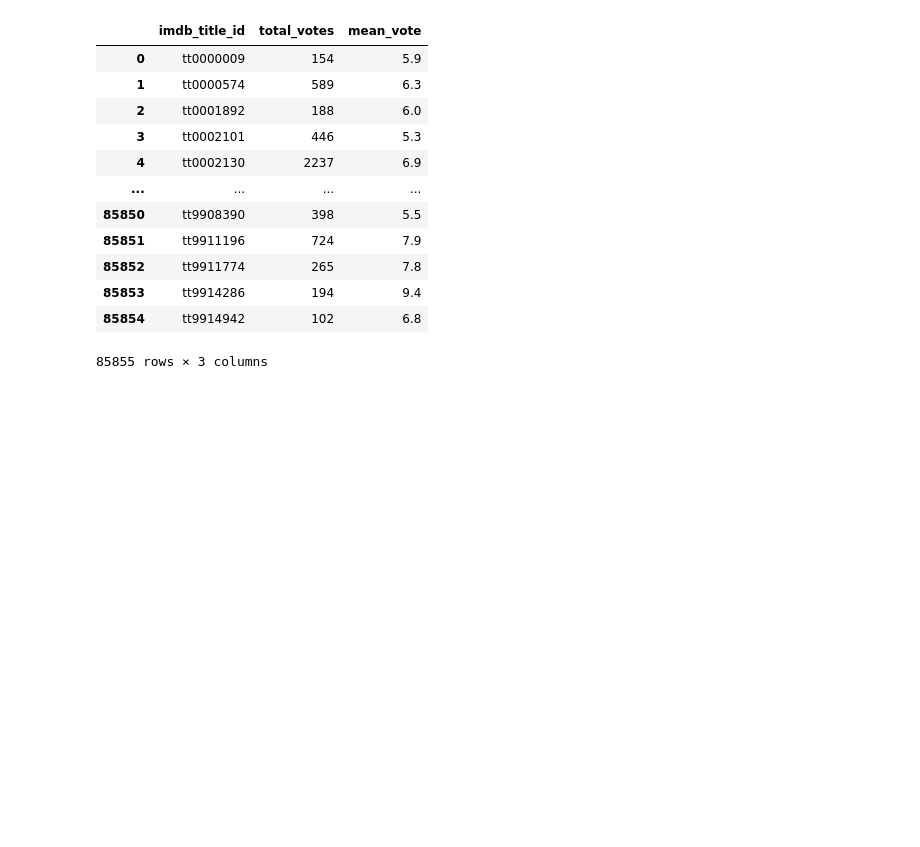
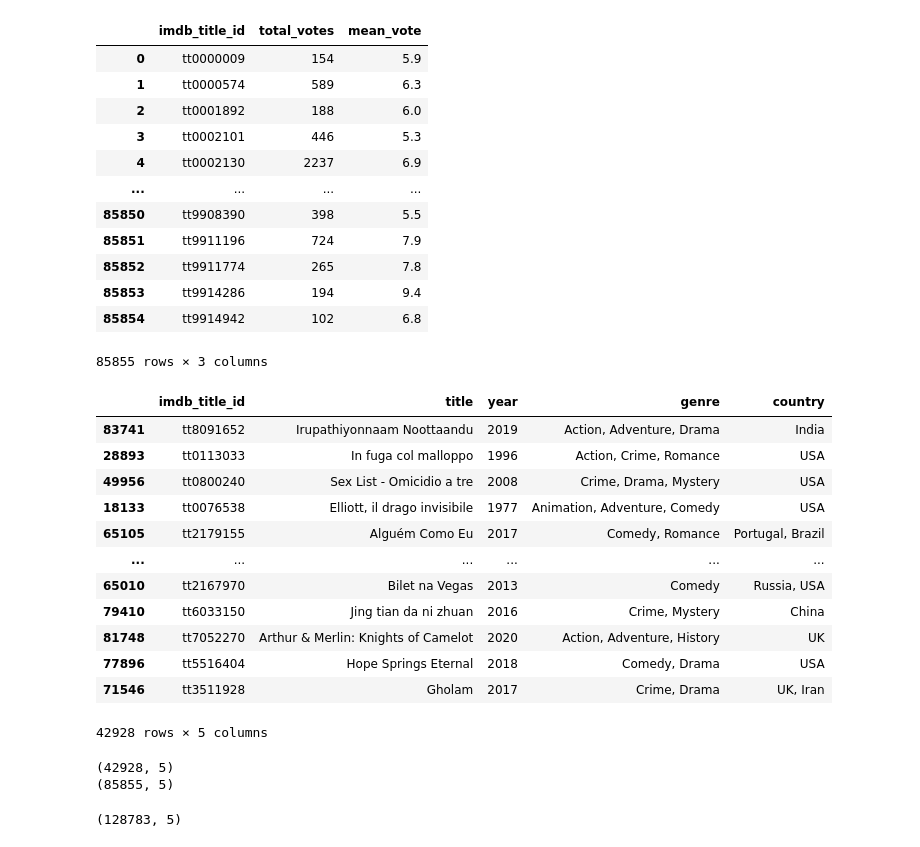
Before and after one commit to Stan-is-the-man/Data_science_bootcamp_2023, a Jupyter notebook: merge_and_concatenate_data_frames.ipynb, the cells around one changed output. Cells and saved outputs as stored; diff of their text form; code cells hidden in the pictures; blank space fills up the shorter version.

```diff
--- a/merge_and_concatenate_data_frames.ipynb
+++ b/merge_and_concatenate_data_frames.ipynb
@@ -79,3 +79,31 @@ df_ratings
 | 85853 | tt9914286 | 194 | 9.4 |
 | 85854 | tt9914942 | 102 | 6.8 |
 85855 rows × 3 columns
+# %%
+df_sample = df_movies.sample(frac=0.5)
+df_sample
+# %% [output]
+|  | imdb_title_id | title | year | genre | country |
+| 83741 | tt8091652 | Irupathiyonnaam Noottaandu | 2019 | Action, Adventure, Drama | India |
+| 28893 | tt0113033 | In fuga col malloppo | 1996 | Action, Crime, Romance | USA |
+| 49956 | tt0800240 | Sex List - Omicidio a tre | 2008 | Crime, Drama, Mystery | USA |
+| 18133 | tt0076538 | Elliott, il drago invisibile | 1977 | Animation, Adventure, Comedy | USA |
+| 65105 | tt2179155 | Alguém Como Eu | 2017 | Comedy, Romance | Portugal, Brazil |
+| ... | ... | ... | ... | ... | ... |
+| 65010 | tt2167970 | Bilet na Vegas | 2013 | Comedy | Russia, USA |
+| 79410 | tt6033150 | Jing tian da ni zhuan | 2016 | Crime, Mystery | China |
+| 81748 | tt7052270 | Arthur & Merlin: Knights of Camelot | 2020 | Action, Adventure, History | UK |
+| 77896 | tt5516404 | Hope Springs Eternal | 2018 | Comedy, Drama | USA |
+| 71546 | tt3511928 | Gholam | 2017 | Crime, Drama | UK, Iran |
+42928 rows × 5 columns
+# %%
+print(df_sample.shape)
+print(df_movies.shape)
+# %% [output]
+(42928, 5)
+(85855, 5)
+# %%
+df_concat = pd.concat([df_movies, df_sample])
+df_concat.shape
+# %% [output]
+(128783, 5)
```
Also changed, not shown: parts of 2 cells of this notebook.
